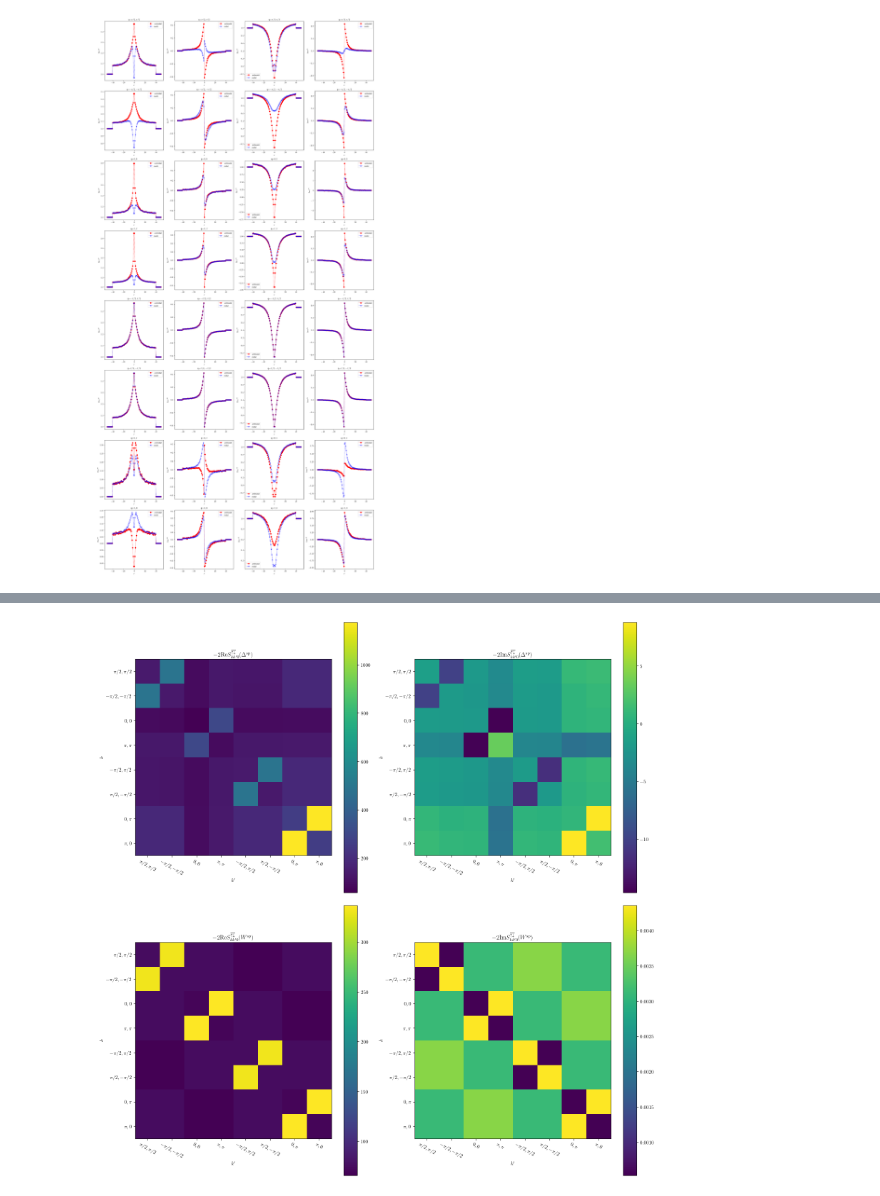
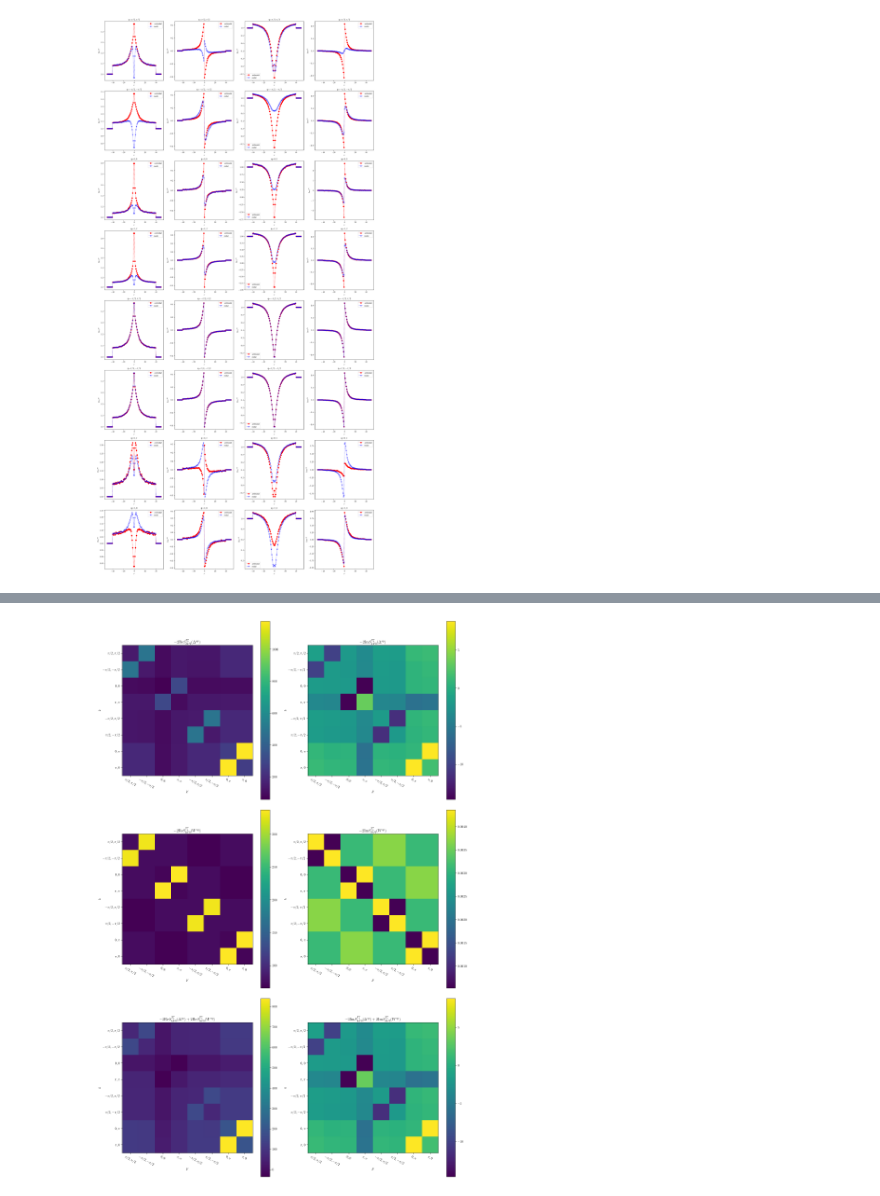
Before and after one commit to yangyu1412/Tc_SBE, a Jupyter notebook: SBE_eigen.ipynb, the cells around one changed output, grey strips where cells are left out. Saved outputs shown, nothing was run; the diff lists cells and outputs as text; code cells hidden in the pictures.

```diff
--- a/SBE_eigen.ipynb
+++ b/SBE_eigen.ipynb
@@ -341,7 +341,7 @@ S_si_mat_k_kp_0 = np.array([[S_si_sp_0(omega_ind, q, nu_ind, k, nup_ind, kp) for
 #         text = ax.text(j,i, test_mat[i, j].real,
 #                        ha="center", va="center", color="w")
 
-fig, axes = plt.subplots(2,2,figsize=(8*2,8*2))
+fig, axes = plt.subplots(3,2,figsize=(8*2,8*3))
 im = axes[0,0].imshow(S_si_mat_k_kp.real)
 axes[0,0].set_title("$\mathrm{Re} S_{kk'0}^{\mathrm{si}}(\Delta^{\mathrm{sp}})$")
 axes[0,0].figure.colorbar(im, ax=axes[0,0])
@@ -354,7 +354,13 @@ axes[1,0].figure.colorbar(im, ax=axes[1,0])
 im = axes[1,1].imshow(S_si_mat_k_kp_0.imag)
 axes[1,1].set_title("$\mathrm{Im} S_{kk'0}^{\mathrm{si}}(W^{\mathrm{sp}})$")
 axes[1,1].figure.colorbar(im, ax=axes[1,1])
-for i in range(2):
+im = axes[2,0].imshow(S_si_mat_k_kp.real-S_si_mat_k_kp_0.real)
+axes[2,0].set_title("$\mathrm{Re} S_{kk'0}^{\mathrm{si}}(\Delta^{\mathrm{sp}})-\mathrm{Re} S_{kk'0}^{\mathrm{si}}(W^{\mathrm{sp}})$")
+axes[2,0].figure.colorbar(im, ax=axes[2,0])
+im = axes[2,1].imshow(S_si_mat_k_kp.imag-S_si_mat_k_kp_0.imag)
+axes[2,1].set_title("$\mathrm{Im} S_{kk'0}^{\mathrm{si}}(\Delta^{\mathrm{sp}})-\mathrm{Im} S_{kk'0}^{\mathrm{si}}(W^{\mathrm{sp}})$")
+axes[2,1].figure.colorbar(im, ax=axes[2,1])
+for i in range(3):
     for j in range(2):
         axes[i,j].set_xticks(np.arange(len(k_points)))
         axes[i,j].set_yticks(np.arange(len(k_points)))
@@ -371,33 +377,39 @@ q = np.array([0.,0.])
 omega_ind = 0
 nu_ind = 1
 nup_ind = 1
 S_up_down_bar_mat_k_kp = np.array([[S_up_down_bar_sp(omega_ind, q, nu_ind, k, nup_ind, kp) for kp in k_points] for k in k_points])
 S_up_down_bar_mat_k_kp_0 = np.array([[S_up_down_bar_sp_0(omega_ind, q, nu_ind, k, nup_ind, kp) for kp in k_points] for k in k_points])
 
 
-fig, axes = plt.subplots(2,2,figsize=(8*2,8*2))
+fig, axes = plt.subplots(3,2,figsize=(8*2,8*3))
 im = axes[0,0].imshow(-2*S_up_down_bar_mat_k_kp.real)
 axes[0,0].set_title(r"$-2\mathrm{Re} S_{kk'0}^{\overline{\uparrow\downarrow}}(\Delta^{\mathrm{sp}})$")
 axes[0,0].figure.colorbar(im, ax=axes[0,0])
 im = axes[0,1].imshow(-2*S_up_down_bar_mat_k_kp.imag)
 axes[0,1].set_title(r"$-2\mathrm{Im} S_{kk'0}^{\overline{\uparrow\downarrow}}(\Delta^{\mathrm{sp}})$")
 axes[0,1].figure.colorbar(im, ax=axes[0,1])
 im = axes[1,0].imshow(-2*S_up_down_bar_mat_k_kp_0.real)
 axes[1,0].set_title(r"$-2\mathrm{Re} S_{kk'0}^{\overline{\uparrow\downarrow}}(W^{\mathrm{sp}})$")
 axes[1,0].figure.colorbar(im, ax=axes[1,0])
 im = axes[1,1].imshow(-2*S_up_down_bar_mat_k_kp_0.imag)
 axes[1,1].set_title(r"$-2\mathrm{Im} S_{kk'0}^{\overline{\uparrow\downarrow}}(W^{\mathrm{sp}})$")
 axes[1,1].figure.colorbar(im, ax=axes[1,1])
-for i in range(2):
+im = axes[2,0].imshow(-2*S_up_down_bar_mat_k_kp.real+2*S_up_down_bar_mat_k_kp_0.real)
+axes[2,0].set_title(r"$-2\mathrm{Re} S_{kk'0}^{\overline{\uparrow\downarrow}}(\Delta^{\mathrm{sp}})+2\mathrm{Re} S_{kk'0}^{\overline{\uparrow\downarrow}}(W^{\mathrm{sp}})$")
+axes[2,0].figure.colorbar(im, ax=axes[2,0])
+im = axes[2,1].imshow(-2*S_up_down_bar_mat_k_kp.imag+2*S_up_down_bar_mat_k_kp_0.imag)
+axes[2,1].set_title(r"$-2\mathrm{Im} S_{kk'0}^{\overline{\uparrow\downarrow}}(\Delta^{\mathrm{sp}})+2\mathrm{Im} S_{kk'0}^{\overline{\uparrow\downarrow}}(W^{\mathrm{sp}})$")
+axes[2,1].figure.colorbar(im, ax=axes[2,1])
+for i in range(3):
     for j in range(2):
         axes[i,j].set_xticks(np.arange(len(k_points)))
         axes[i,j].set_yticks(np.arange(len(k_points)))
         axes[i,j].set_xticklabels(k_points_str, rotation=330)
         axes[i,j].set_yticklabels(k_points_str)
         axes[i,j].set_xlabel("$k'$")
         axes[i,j].set_ylabel("$k$")
 
 fig.tight_layout()
 fig.savefig("S_up_down_bar.pdf")
 # %% [output]
-[figure, old version]
+[figure, new version]
```
Also changed, not shown: parts of 1 cell of this notebook, 3 other files.
